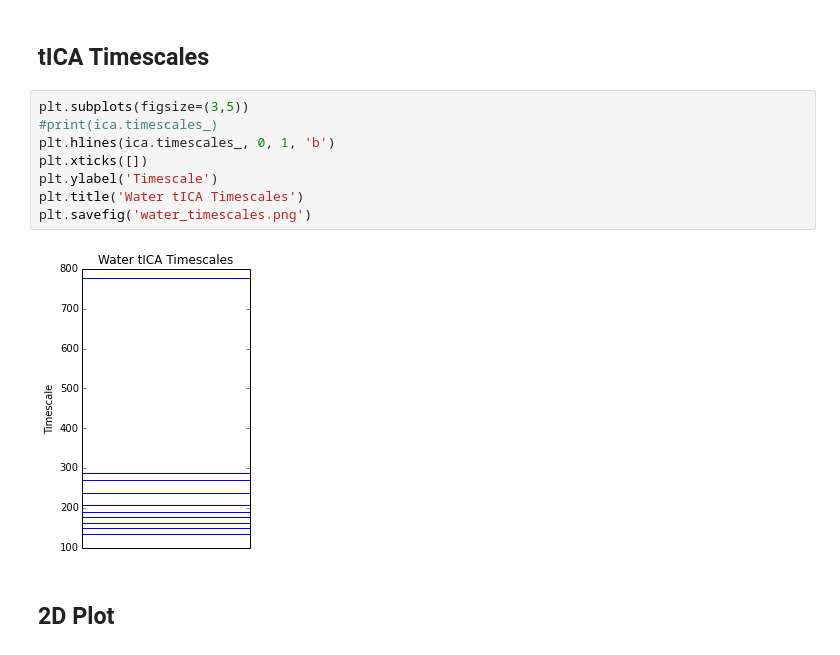
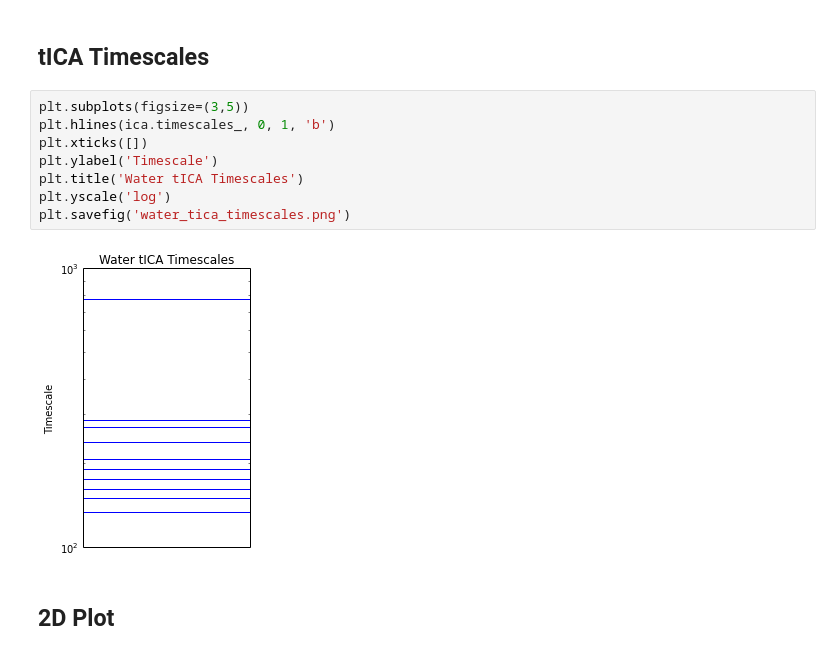
Before and after one commit to mpharrigan/wetmsm, a Jupyter notebook: ipython/bphc_water/2-bphc_tica.ipynb, the cells around one changed output. Cells and saved outputs as stored; diff of their text form.

Commit message:
Water msm

```diff
--- a/ipython/bphc_water/2-bphc_tica.ipynb
+++ b/ipython/bphc_water/2-bphc_tica.ipynb
@@ -49,14 +49,14 @@ plt.scatter(range(len(tic2)), tic2, c='b', s=10, linewidth=0)
 ## tICA Timescales
 # %%
 plt.subplots(figsize=(3,5))
-#print(ica.timescales_)
 plt.hlines(ica.timescales_, 0, 1, 'b')
 plt.xticks([])
 plt.ylabel('Timescale')
 plt.title('Water tICA Timescales')
-plt.savefig('water_timescales.png')
+plt.yscale('log')
+plt.savefig('water_tica_timescales.png')
 # %% [output]
-[figure, old version]
+[figure, new version]
 # %% [markdown]
 ## 2D Plot
 # %%
```
Also changed, not shown: 1 other file.
